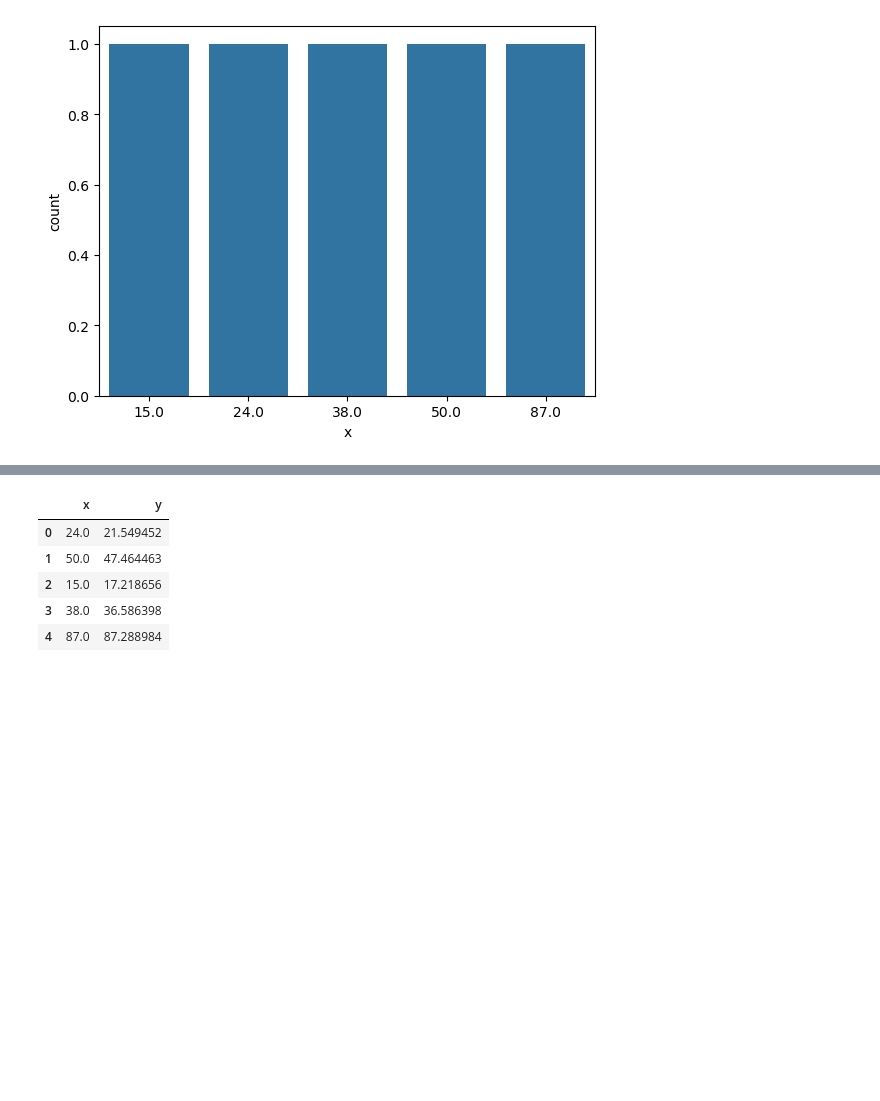
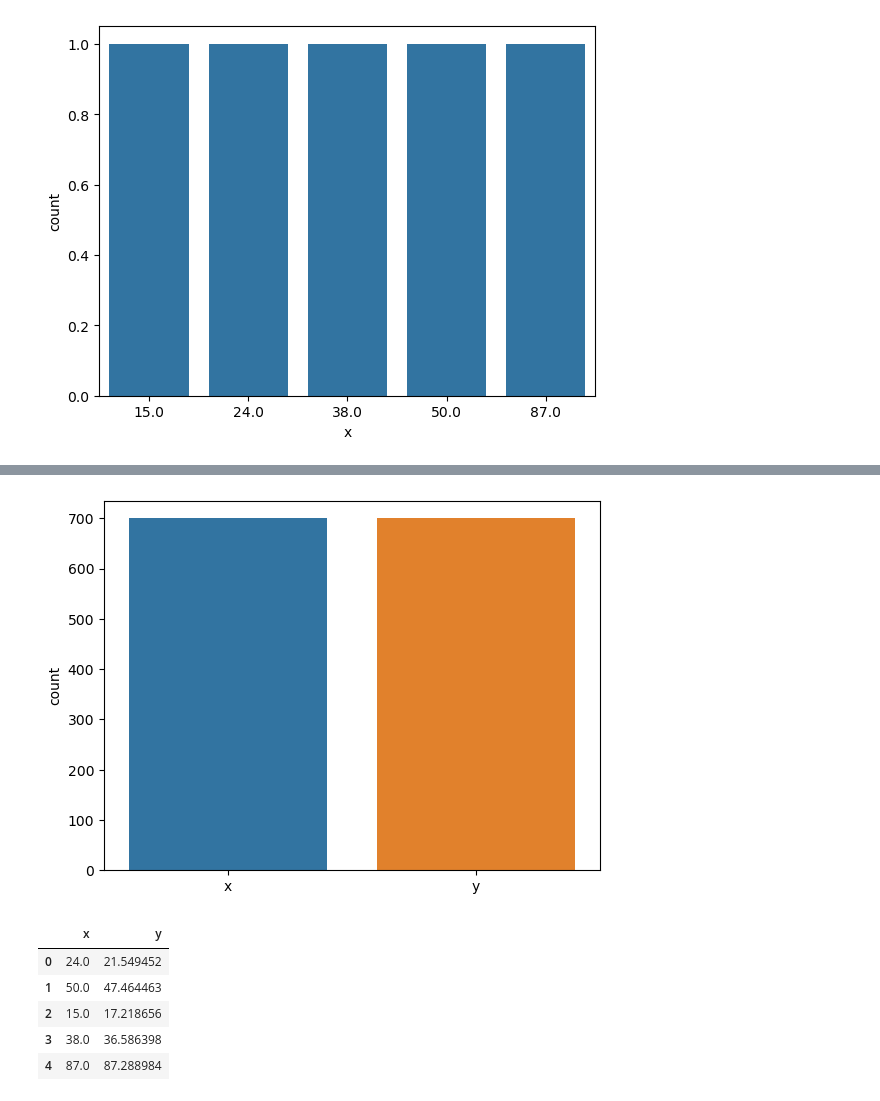
Before and after one commit to Fawazaro213/regressor-project, a Jupyter notebook: regressor-problem.ipynb, the cells around one changed output, grey strips where cells are left out. Drawn from its saved outputs; the diff is of its cells as text; code cells hidden in the pictures; blank space fills up the shorter version.

```diff
--- a/regressor-problem.ipynb
+++ b/regressor-problem.ipynb
@@ -81,3 +81,7 @@ sns.countplot(y='y', data=df[:10]);
+# %%
+sns.countplot(df);
+# %% [output]
+[figure, added]
 # %%
 df = pd.get_dummies(data = df)
 df.head()
```
Also changed, not shown: parts of 45 cells of this notebook.
